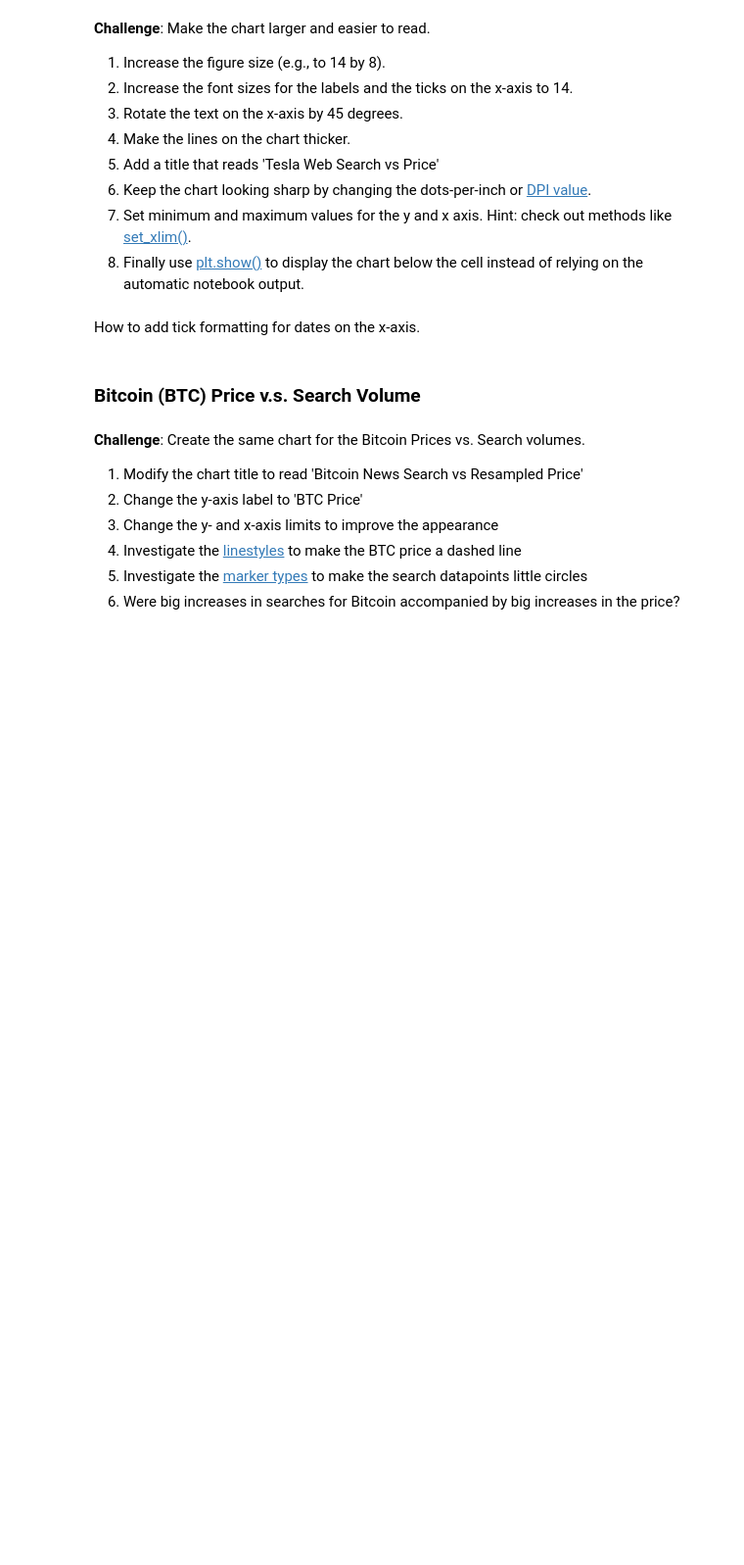
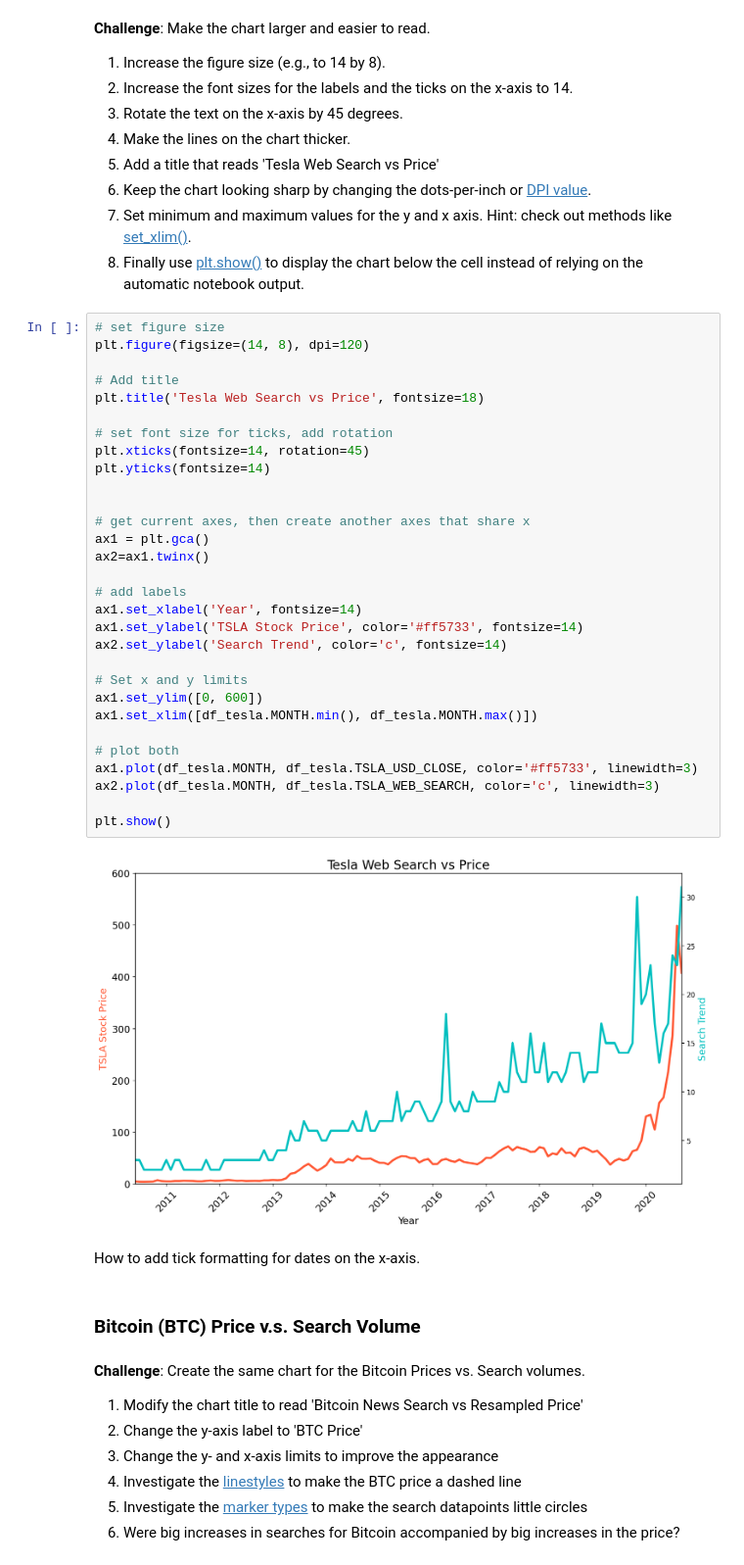
Before and after one commit to ksg-dev/google-trends, a Jupyter notebook: Google Trends and Data Visualisation.ipynb, the cells around one changed output. Shown at 98% size. Cells and saved outputs as stored; diff of their text form; blank space fills up the shorter version.

```diff
--- a/Google Trends and Data Visualisation.ipynb
+++ b/Google Trends and Data Visualisation.ipynb
@@ -393,6 +434,38 @@ Hint: you can colour both the [axis labels](https://matplotlib.org/3.3.2/api/tex
 6. Keep the chart looking sharp by changing the dots-per-inch or [DPI value](https://matplotlib.org/3.1.1/api/_as_gen/matplotlib.pyplot.figure.html).
 7. Set minimum and maximum values for the y and x axis. Hint: check out methods like [set_xlim()](https://matplotlib.org/3.1.1/api/_as_gen/matplotlib.axes.Axes.set_xlim.html).
 8. Finally use [plt.show()](https://matplotlib.org/3.2.1/api/_as_gen/matplotlib.pyplot.show.html) to display the chart below the cell instead of relying on the automatic notebook output.
+# %%
+# set figure size
+plt.figure(figsize=(14, 8), dpi=120)
+
+# Add title
+plt.title('Tesla Web Search vs Price', fontsize=18)
+
+# set font size for ticks, add rotation
+plt.xticks(fontsize=14, rotation=45)
+plt.yticks(fontsize=14)
+
+
+# get current axes, then create another axes that share x
+ax1 = plt.gca()
+ax2=ax1.twinx()
+
+# add labels
+ax1.set_xlabel('Year', fontsize=14)
+ax1.set_ylabel('TSLA Stock Price', color='#ff5733', fontsize=14)
+ax2.set_ylabel('Search Trend', color='c', fontsize=14)
+
+# Set x and y limits
+ax1.set_ylim([0, 600])
+ax1.set_xlim([df_tesla.MONTH.min(), df_tesla.MONTH.max()])
+
+# plot both
+ax1.plot(df_tesla.MONTH, df_tesla.TSLA_USD_CLOSE, color='#ff5733', linewidth=3)
+ax2.plot(df_tesla.MONTH, df_tesla.TSLA_WEB_SEARCH, color='c', linewidth=3)
+
+plt.show()
+# %% [output]
+[figure, added]
 # %% [markdown]
 How to add tick formatting for dates on the x-axis.
 # %% [markdown]
```
Also changed, not shown: parts of 3 cells of this notebook.
